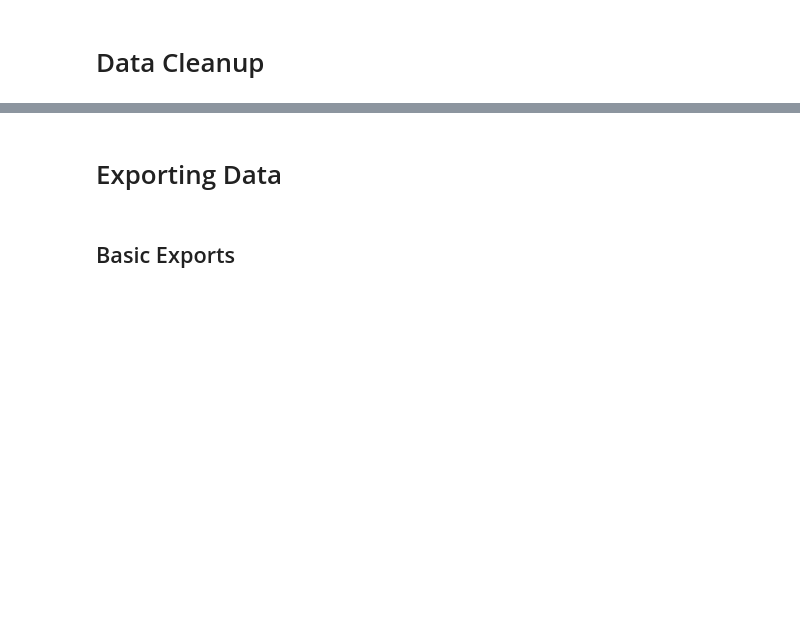
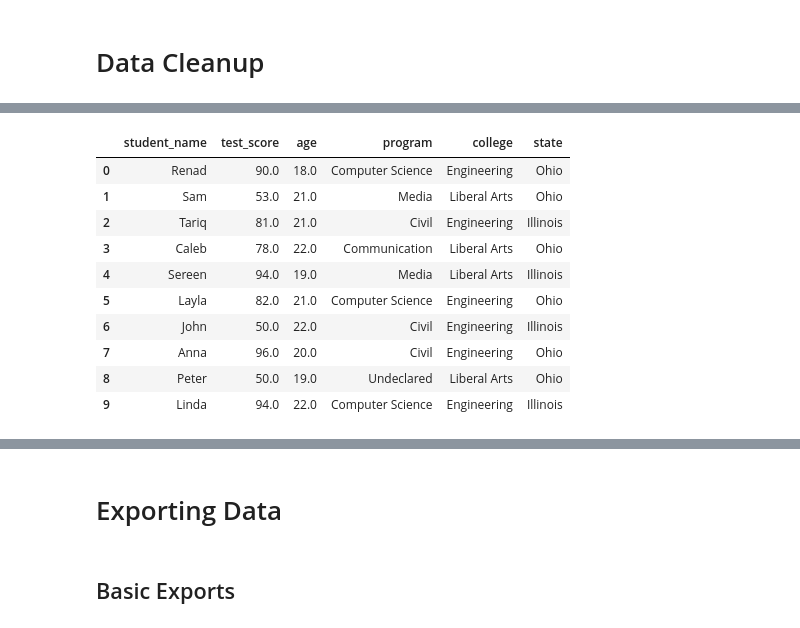
Before and after one commit to tooledesign/python-training, a Jupyter notebook: 01_Python Basics/01B_Basic Data.ipynb, the cells around one changed output, grey strips where cells are left out. Drawn from its saved outputs; the diff is of its cells as text; code cells hidden in the pictures; blank space fills up the shorter version.

```diff
--- a/01_Python Basics/01B_Basic Data.ipynb
+++ b/01_Python Basics/01B_Basic Data.ipynb
@@ -49 +230,17 @@ print(df['test_score'].median())
+# %%
+# We can fill missing data with assumed values
+df = df.fillna(value={'test_score': 50, 'age': df.age.median(), 'program': 'Undeclared'})
+df
+# %% [output]
+|  | student_name | test_score | age | program | college | state |
+| 0 | Renad | 90.0 | 18.0 | Computer Science | Engineering | Ohio |
+| 1 | Sam | 53.0 | 21.0 | Media | Liberal Arts | Ohio |
+| 2 | Tariq | 81.0 | 21.0 | Civil | Engineering | Illinois |
+| 3 | Caleb | 78.0 | 22.0 | Communication | Liberal Arts | Ohio |
+| 4 | Sereen | 94.0 | 19.0 | Media | Liberal Arts | Illinois |
+| 5 | Layla | 82.0 | 21.0 | Computer Science | Engineering | Ohio |
+| 6 | John | 50.0 | 22.0 | Civil | Engineering | Illinois |
+| 7 | Anna | 96.0 | 20.0 | Civil | Engineering | Ohio |
+| 8 | Peter | 50.0 | 19.0 | Undeclared | Liberal Arts | Ohio |
+| 9 | Linda | 94.0 | 22.0 | Computer Science | Engineering | Illinois |
 # %% [markdown]
```
Also changed, not shown: parts of 51 cells of this notebook, 3 other files.
